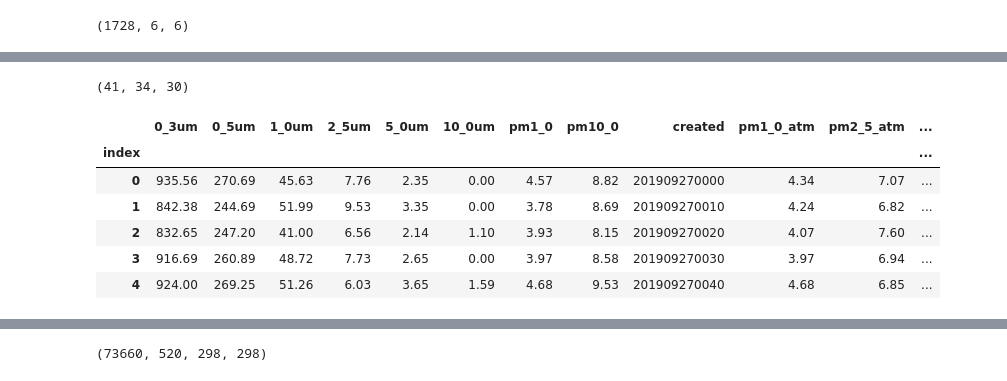
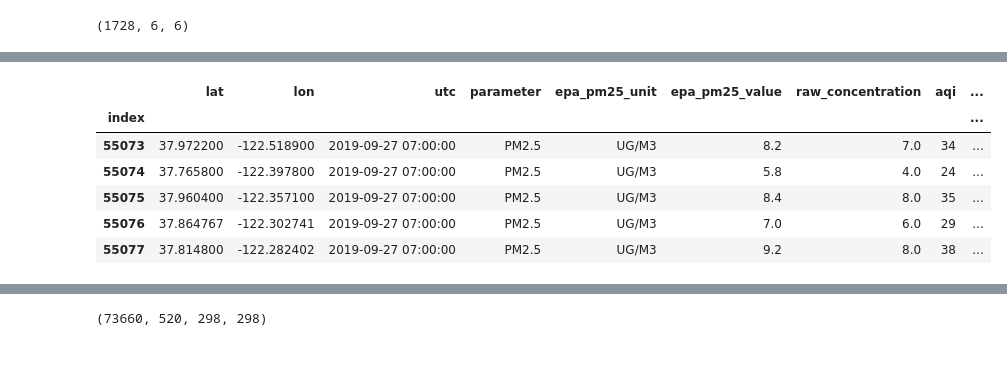
Before and after one commit to arnoldyb/air_pollution, a Jupyter notebook: SingleDayAnalysis/Combined_EDA.ipynb, the cells around one changed output, grey strips where cells are left out. Cells and saved outputs as stored; diff of their text form; code cells hidden in the pictures.

Commit message:
Combined epa with the rest of the data

```diff
--- a/SingleDayAnalysis/Combined_EDA.ipynb
+++ b/SingleDayAnalysis/Combined_EDA.ipynb
@@ -82,4 +63,0 @@ bay_stations_df.head()
-# %%
-len(bay_stations_df), bay_stations_df.lat.nunique(), bay_stations_df.lon.nunique()
-# %% [output]
-(41, 34, 30)
@@ -88,11 +64,13 @@ bay_stations_df[['lat','lon']] = bay_stations_df[['lat','lon']].apply(pd.to_nume
-# %%
-bay_ts_df = pd.read_parquet("{}/purpleair/ts_0927_withaddress_final.parquet".format(datafolder))
-bay_ts_df.head()
-# %% [output]
-|  | 0_3um | 0_5um | 1_0um | 2_5um | 5_0um | 10_0um | pm1_0 | pm10_0 | created | pm1_0_atm | pm2_5_atm | ... |
-| index |  |  |  |  |  |  |  |  |  |  |  | ... |
-| 0 | 935.56 | 270.69 | 45.63 | 7.76 | 2.35 | 0.00 | 4.57 | 8.82 | 201909270000 | 4.34 | 7.07 | ... |
-| 1 | 842.38 | 244.69 | 51.99 | 9.53 | 3.35 | 0.00 | 3.78 | 8.69 | 201909270010 | 4.24 | 6.82 | ... |
-| 2 | 832.65 | 247.20 | 41.00 | 6.56 | 2.14 | 1.10 | 3.93 | 8.15 | 201909270020 | 4.07 | 7.60 | ... |
-| 3 | 916.69 | 260.89 | 48.72 | 7.73 | 2.65 | 0.00 | 3.97 | 8.58 | 201909270030 | 3.97 | 6.94 | ... |
-| 4 | 924.00 | 269.25 | 51.26 | 6.03 | 3.65 | 1.59 | 4.68 | 9.53 | 201909270040 | 4.68 | 6.85 | ... |
+# %%
+# Read epa data from file
+sep27_epa_df = pd.read_parquet("{}/ambient/epa_sep27_2019.parquet".format(datafolder))
+sep27_epa_df['createdhr'] = sep27_epa_df['created'].apply(lambda x: int(str(x)[:-2]))  # date key at hour level as the data is hourly
+sep27_epa_df.head()
+# %% [output]
+|  | lat | lon | utc | parameter | epa_pm25_unit | epa_pm25_value | raw_concentration | aqi | ... |
+| index |  |  |  |  |  |  |  |  | ... |
+| 55073 | 37.972200 | -122.518900 | 2019-09-27 07:00:00 | PM2.5 | UG/M3 | 8.2 | 7.0 | 34 | ... |
+| 55074 | 37.765800 | -122.397800 | 2019-09-27 07:00:00 | PM2.5 | UG/M3 | 5.8 | 4.0 | 24 | ... |
+| 55075 | 37.960400 | -122.357100 | 2019-09-27 07:00:00 | PM2.5 | UG/M3 | 8.4 | 8.0 | 35 | ... |
+| 55076 | 37.864767 | -122.302741 | 2019-09-27 07:00:00 | PM2.5 | UG/M3 | 7.0 | 6.0 | 29 | ... |
+| 55077 | 37.814800 | -122.282402 | 2019-09-27 07:00:00 | PM2.5 | UG/M3 | 9.2 | 8.0 | 38 | ... |
```
Also changed, not shown: parts of 20 cells of this notebook, 1 other file.
